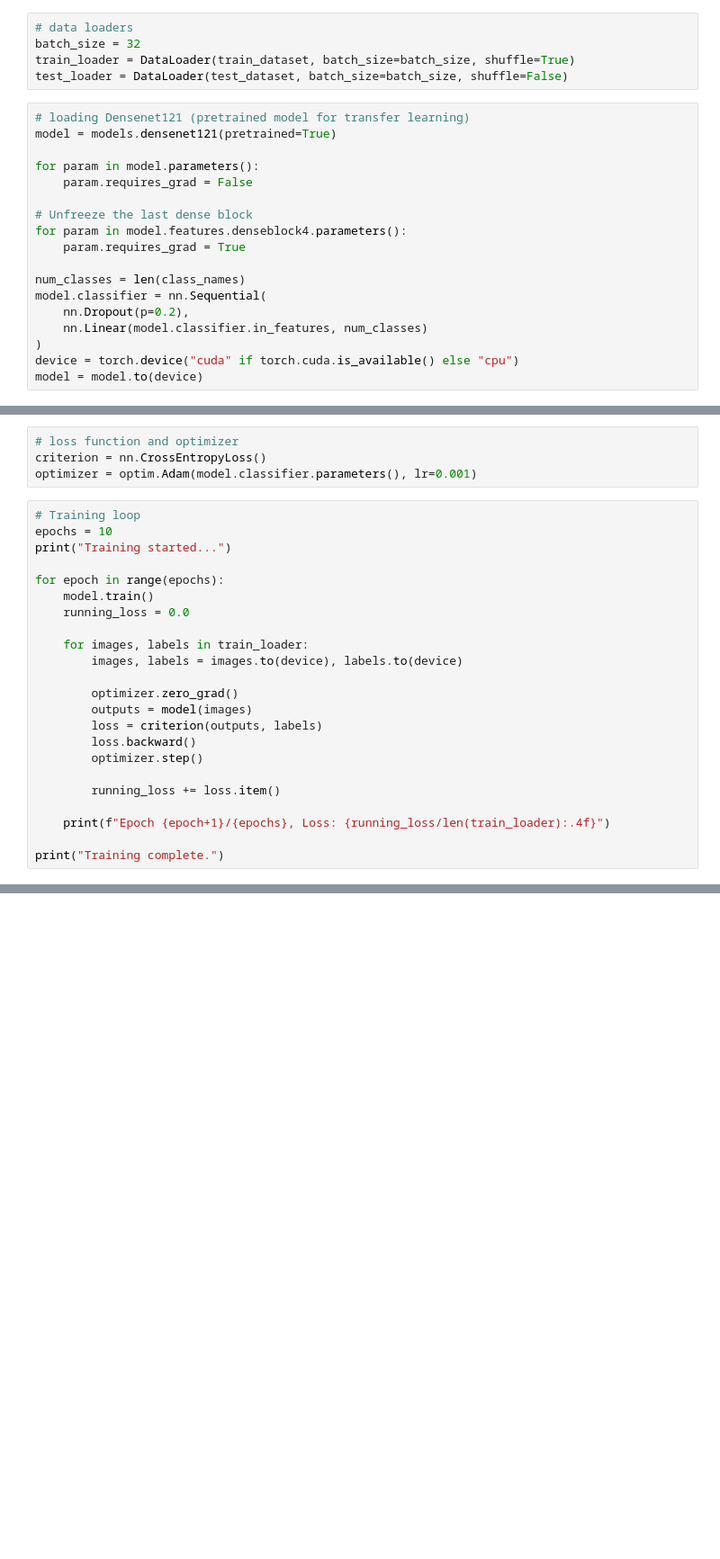
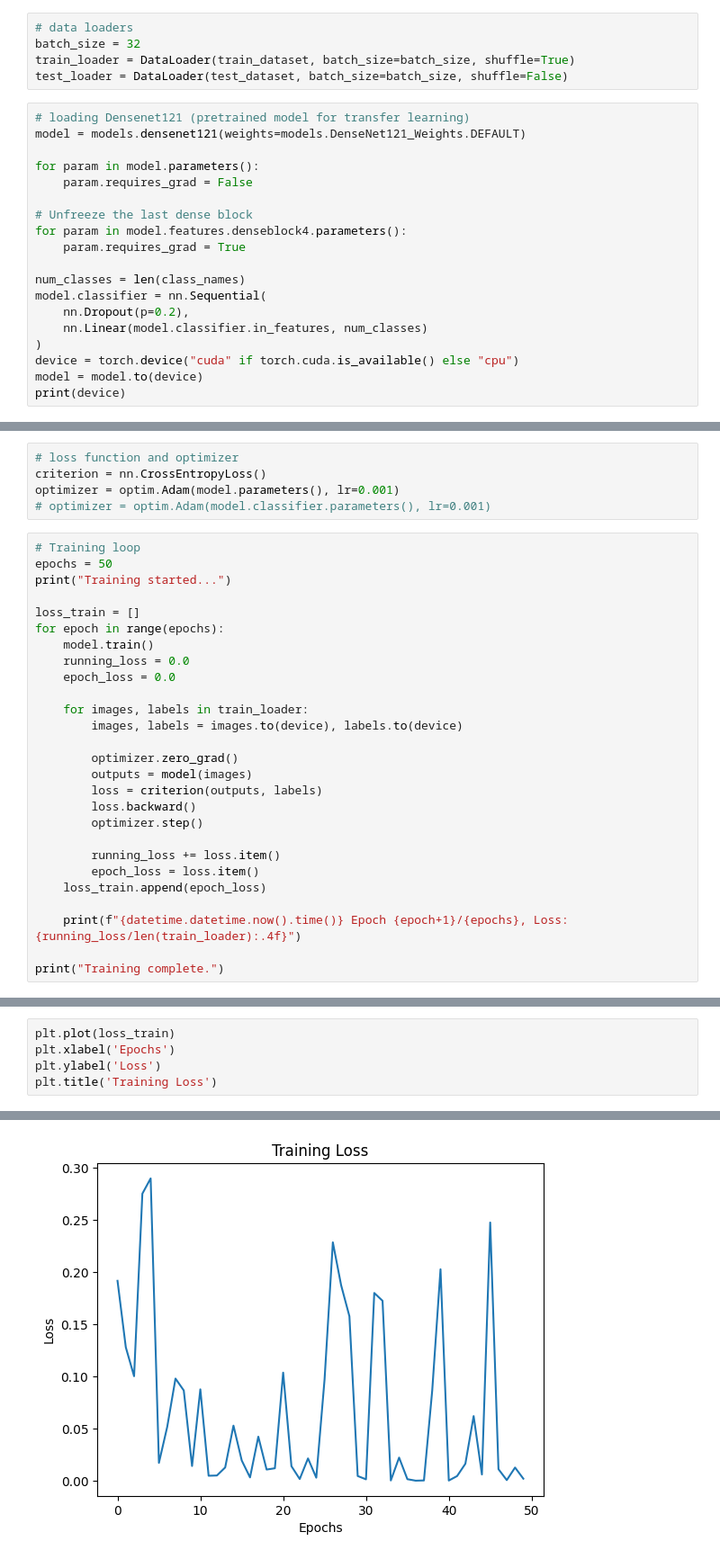
Before and after one commit to tamu-csce-capstone-2025-spring-hammond/trash-separator, a Jupyter notebook: test-model2.ipynb, the cells around one changed output, grey strips where cells are left out. Shown at 90% size. Drawn from its saved outputs; the diff is of its cells as text; blank space fills up the shorter version.

```diff
--- a/test-model2.ipynb
+++ b/test-model2.ipynb
@@ -58,7 +59,7 @@ train_loader = DataLoader(train_dataset, batch_size=batch_size, shuffle=True)
 test_loader = DataLoader(test_dataset, batch_size=batch_size, shuffle=False)
 # %%
 # loading Densenet121 (pretrained model for transfer learning)
-model = models.densenet121(pretrained=True)
+model = models.densenet121(weights=models.DenseNet121_Weights.DEFAULT)
 
 for param in model.parameters():
     param.requires_grad = False
@@ -74,4 +75,5 @@ model.classifier = nn.Sequential(
 )
 device = torch.device("cuda" if torch.cuda.is_available() else "cpu")
 model = model.to(device)
+print(device)
 # %% [output]
@@ -79,15 +82,18 @@ Downloading: "https://download.pytorch.org/models/densenet121-a639ec97.pth" to C
 # %%
 # loss function and optimizer
 criterion = nn.CrossEntropyLoss()
-optimizer = optim.Adam(model.classifier.parameters(), lr=0.001)
+optimizer = optim.Adam(model.parameters(), lr=0.001)
+# optimizer = optim.Adam(model.classifier.parameters(), lr=0.001)
 # %%
 # Training loop
-epochs = 10
+epochs = 50
 print("Training started...")
 
+loss_train = []
 for epoch in range(epochs):
     model.train()
     running_loss = 0.0
+    epoch_loss = 0.0
 
     for images, labels in train_loader:
         images, labels = images.to(device), labels.to(device)
@@ -99,8 +105,10 @@ for epoch in range(epochs):
         optimizer.step()
 
         running_loss += loss.item()
+        epoch_loss = loss.item()
+    loss_train.append(epoch_loss)
 
-    print(f"Epoch {epoch+1}/{epochs}, Loss: {running_loss/len(train_loader):.4f}")
+    print(f"{datetime.datetime.now().time()} Epoch {epoch+1}/{epochs}, Loss: {running_loss/len(train_loader):.4f}")
 
 print("Training complete.")
 # %% [output]
@@ -118 +131,7 @@ Epoch 10/10, Loss: 0.4672
 Training complete.
+# %%
+plt.plot(loss_train)
+plt.xlabel('Epochs')
+plt.ylabel('Loss')
+plt.title('Training Loss')
+# %% [output]
@@ -119,3 +139,4 @@ Training complete.
+[figure, added]
 # %%
 # # Prepare Stratified K-Fold Cross-Validation
 # K = 5  # Number of folds
```
Also changed, not shown: parts of 7 cells of this notebook, 3 other files.
